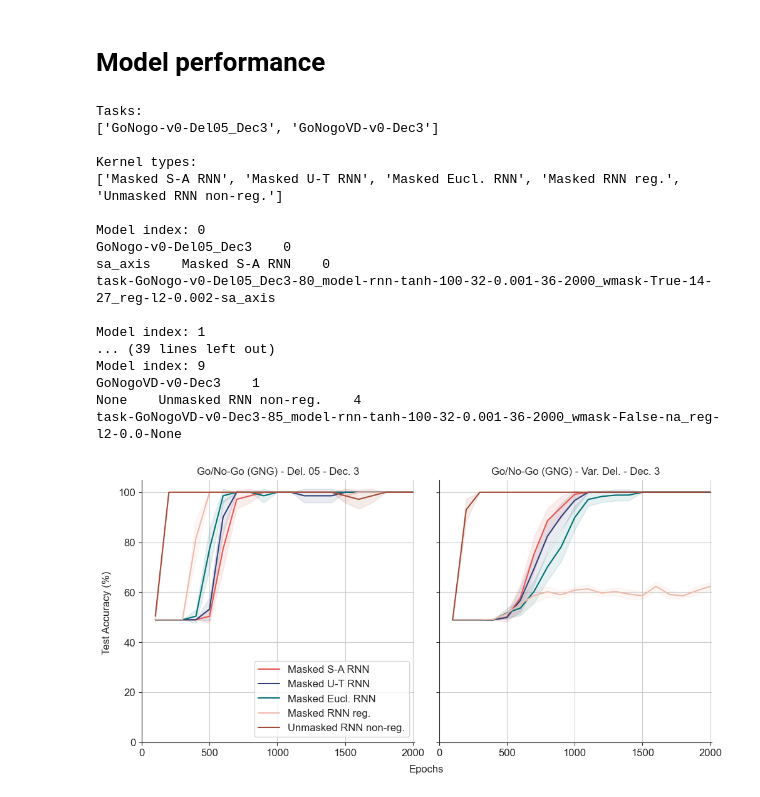
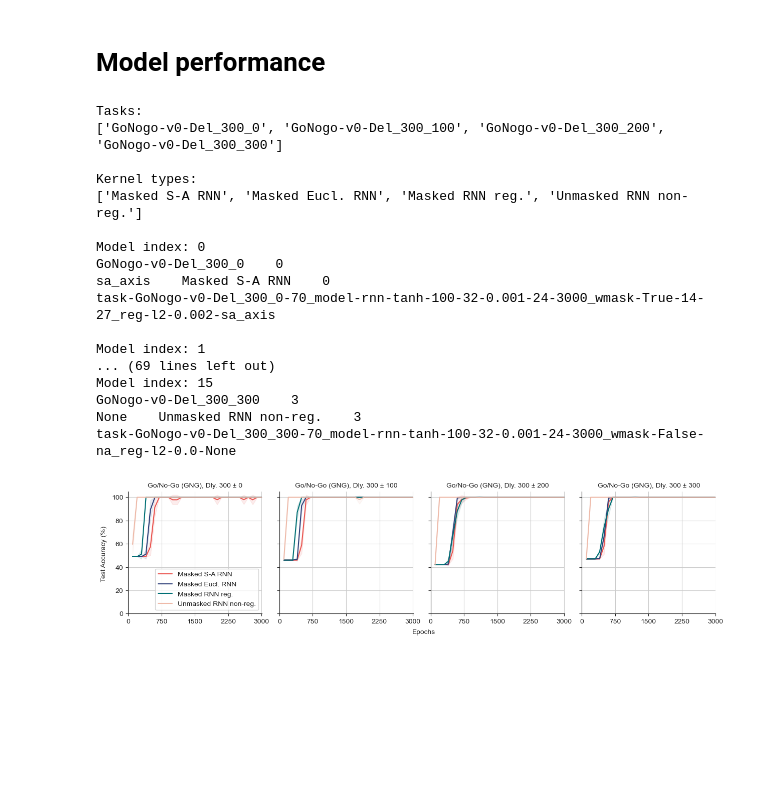
Before and after one commit to LindenParkesLab/neuro_rnn, a Jupyter notebook: scripts/results_rnn_accuracy.ipynb, the cells around one changed output. Cells and saved outputs as stored; diff of their text form; code cells hidden in the pictures; blank space fills up the shorter version.

```diff
--- a/scripts/results_rnn_accuracy.ipynb
+++ b/scripts/results_rnn_accuracy.ipynb
@@ -38,7 +38,7 @@ elif sys.platform == 'linux':
     modeldir = '/media/lindenmp/storage_ssd/research_projects/neuro_rnn/results/model_cpu'
     outdir = '/home/lindenmp/research_projects/neuro_rnn/results/figs'
 
-model_params_file = os.path.join(datadir, 'model_params_gng_vd_vs_fd.csv')
+model_params_file = os.path.join(datadir, 'model_params.csv')
 model_params = utils.load_params_csv(model_params_file)
 
 # data parameters
@@ -47,7 +47,7 @@ dt = 100
 # are we plotting results for all tasks in the list?
 rows_to_plot = []
 # rows_to_plot = list(np.arange(15))
-# rows_to_plot = list(np.arange(45,60))
+rows_to_plot = list(np.arange(0,16))
 # rows_to_plot = list(np.concatenate((np.arange(30),np.arange(45,60))))
 if rows_to_plot:
     model_params = model_params.iloc[rows_to_plot]
@@ -88,17 +94,19 @@ print('\nKernel types:')
 print(kernel_labels)
 
 # initialise figure
-size_scale = 2
-font_size = 6 * size_scale
-n_fig_columns = min((3, n_tasks))
+size_scale = 1.25
+font_size = int(10 * size_scale)
+n_fig_columns = min((4, n_tasks))
 n_fig_rows = math.ceil( n_tasks / n_fig_columns )
 f, ax = plt.subplots(n_fig_rows, n_fig_columns, figsize=(2.5*n_fig_columns*size_scale, 2.5*n_fig_rows*size_scale),
-                     squeeze=True, sharex=True, sharey=True)
+                     squeeze=True, sharex=False, sharey=True)
 # f, ax = plt.subplots(1, n_tasks, figsize=(2.5*size_scale, 2.5*size_scale))
 # if n_tasks == 1:
 #     ax = np.array(ax)
 #     ax = np.reshape(ax, n_tasks)
 plt.rcParams['font.size'] = font_size
+
+xlims = np.zeros(n_tasks)
 
 for model_idx in np.arange(len(model_params)):
 
@@ -184,6 +192,7 @@ for model_idx in np.arange(len(model_params)):
         # plot
         f.axes[task_index].plot(x, accuracy_mean, color=color_palette[kernel_index], label=str(kernel_label))
         f.axes[task_index].fill_between(x, ci_lower, ci_upper, color=color_palette[kernel_index], alpha=0.1)
+        xlims[task_index] = np.max((xlims[task_index],n_epochs_actual))
 
         # inset axis
         # if task_index == 1:
@@ -200,10 +209,14 @@ for model_idx in np.arange(len(model_params)):
         print("Exception message:", sys.exc_info()[1])
 
 # set title and labels
+xlim_method = 'auto' # 'auto' or x
 for task_index in np.arange(n_tasks):
     # f.axes[task_index].set_xlabel('Epochs', fontsize=font_size)
     # if task_index == 0: f.axes[task_index].set_ylabel('Test Accuracy (%)', fontsize=font_size)
-    xmax = 2000
+    if xlim_method == 'auto':
+        xmax = xlims[task_index]
+    else:
+        xmax = xlim_method
     f.axes[task_index].set_xlim([0, xmax+10])
     f.axes[task_index].set_ylim([0, 105])
     f.axes[task_index].set_xticks(np.arange(0,xmax+10,int(xmax/4)))
@@ -211,40 +224,40 @@ for task_index in np.arange(n_tasks):
     f.axes[task_index].tick_params(bottom=True,left=True)
     if task_index == 0:
         f.axes[task_index].legend(loc='lower right')
     f.axes[task_index].set_title(utils.get_task_label(task_names[task_index]), fontsize=font_size)
     f.axes[task_index].grid()
 f.text(0.51, 0.0, 'Epochs', ha='center', va='center')
 f.text(0.0, 0.5, 'Test Accuracy (%)', ha='center', va='center', rotation='vertical')
 
 sns.despine(offset=0, trim=False, left=False, right=True, top=True, bottom=False)
 
 # file_str = '-'.join(file_str.split('-')[:-1])
 # f.suptitle(file_str)
 f.tight_layout()
 plt.show()
 
 # save svg
 if save_figs:
     current_datetime = datetime.now()
     date_string = current_datetime.strftime("%Y_%m_%d_%H_%M_%S")
     file_str = 'accuracy_{:}.svg'.format(date_string)
     f.savefig(os.path.join(outdir, file_str), dpi=300, bbox_inches='tight', pad_inches=0.01)
 # %% [output]
 Tasks:
-['GoNogo-v0-Del05_Dec3', 'GoNogoVD-v0-Dec3']
+['GoNogo-v0-Del_300_0', 'GoNogo-v0-Del_300_100', 'GoNogo-v0-Del_300_200', 'GoNogo-v0-Del_300_300']
 
 Kernel types:
-['Masked S-A RNN', 'Masked U-T RNN', 'Masked Eucl. RNN', 'Masked RNN reg.', 'Unmasked RNN non-reg.']
+['Masked S-A RNN', 'Masked Eucl. RNN', 'Masked RNN reg.', 'Unmasked RNN non-reg.']
 
 Model index: 0
-GoNogo-v0-Del05_Dec3    0
+GoNogo-v0-Del_300_0    0
 sa_axis    Masked S-A RNN    0
-task-GoNogo-v0-Del05_Dec3-80_model-rnn-tanh-100-32-0.001-36-2000_wmask-True-14-27_reg-l2-0.002-sa_axis
+task-GoNogo-v0-Del_300_0-70_model-rnn-tanh-100-32-0.001-24-3000_wmask-True-14-27_reg-l2-0.002-sa_axis
 
 Model index: 1
-... (39 lines left out)
-Model index: 9
-GoNogoVD-v0-Dec3    1
-None    Unmasked RNN non-reg.    4
-task-GoNogoVD-v0-Dec3-85_model-rnn-tanh-100-32-0.001-36-2000_wmask-False-na_reg-l2-0.0-None
+... (69 lines left out)
+Model index: 15
+GoNogo-v0-Del_300_300    3
+None    Unmasked RNN non-reg.    3
+task-GoNogo-v0-Del_300_300-70_model-rnn-tanh-100-32-0.001-24-3000_wmask-False-na_reg-l2-0.0-None
-[figure, old version]
+[figure, new version]
```
Also changed, not shown: parts of 1 cell of this notebook, 5 other files.
